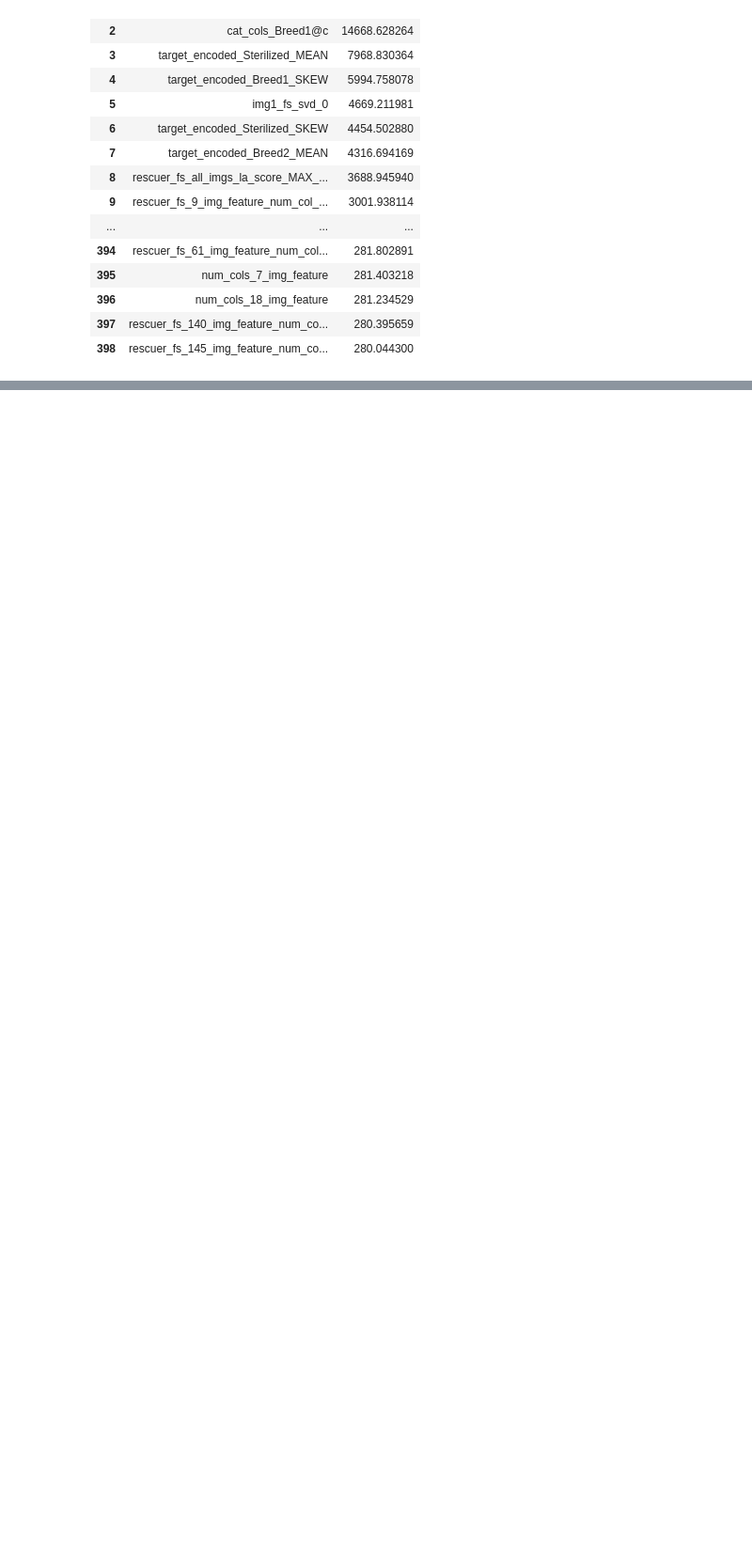
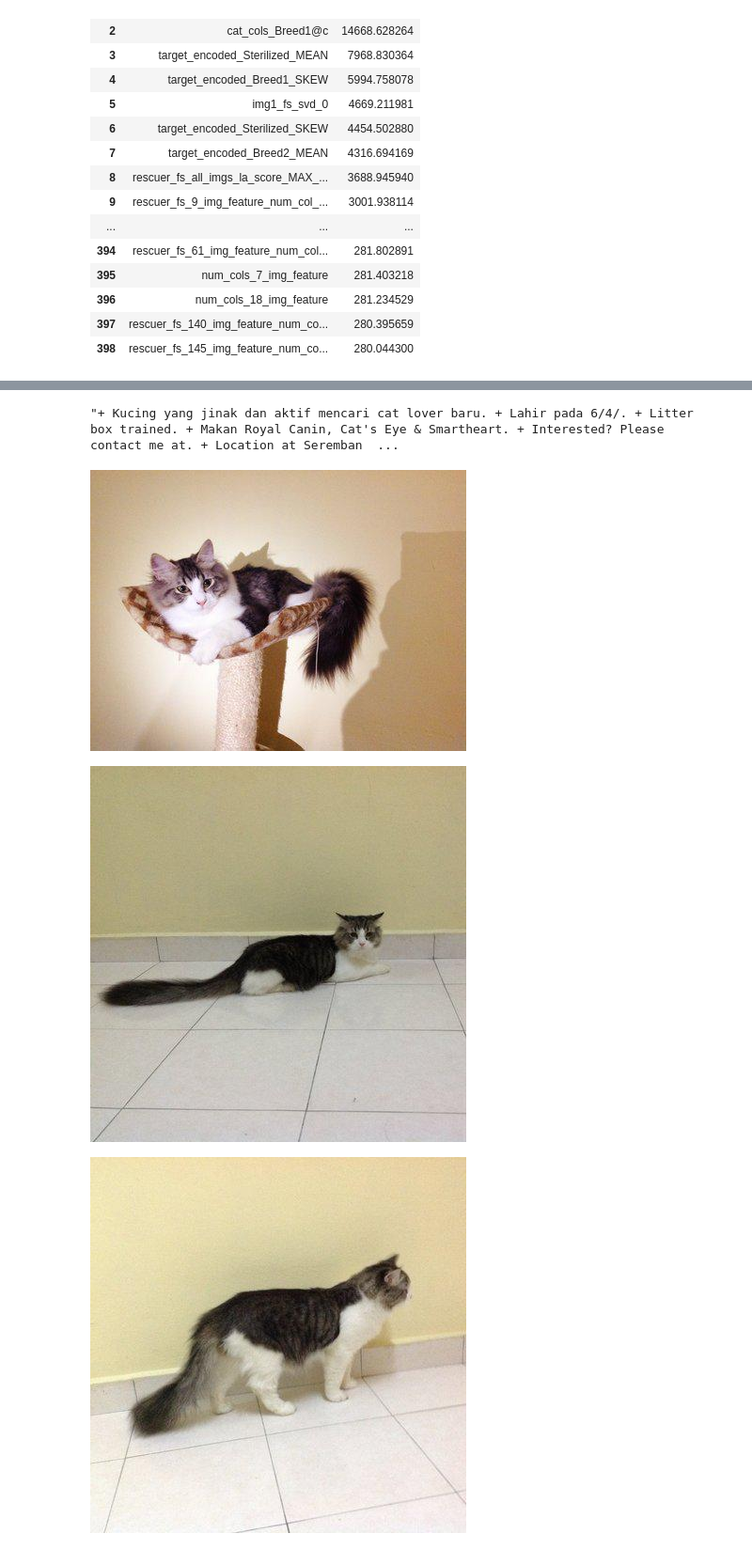
Before and after one commit to jakubwasikowski/kaggle-petfinder-adoption-prediction, a Jupyter notebook: src/YOLO NOTEBOOK.ipynb, the cells around one changed output, grey strips where cells are left out. Shown at 94% size. Cells and saved outputs as stored; diff of their text form; code cells hidden in the pictures; blank space fills up the shorter version.

```diff
--- a/src/YOLO NOTEBOOK.ipynb
+++ b/src/YOLO NOTEBOOK.ipynb
@@ -474,13 +530,16 @@ class LgbmPredictor(Predictor):
         self.params['seed'] = SEED
 
         self.model = None
-        self._cat_indices = get_categorical_indices(f_names)
+        self.f_names = f_names
+        self.cat_f_names = [f for f in f_names if f.endswith(CATEGORY_SUFFIX)]
 
     def fit(self, train_x, train_ids, train_y, valid_x, valid_ids, valid_y):
         print(train_x.shape)
         print(valid_x.shape)
-        d_train = lgb.Dataset(train_x, label=train_y, categorical_feature=self._cat_indices)
-        d_valid = lgb.Dataset(valid_x, label=valid_y, categorical_feature=self._cat_indices)
+        d_train = lgb.Dataset(
+            train_x, label=train_y, feature_name=self.f_names, categorical_feature=self.cat_f_names)
+        d_valid = lgb.Dataset(
+            valid_x, label=valid_y, feature_name=self.f_names, categorical_feature=self.cat_f_names)
 
         watch_list = [d_train, d_valid]
 
@@ -956,6 +1073,10 @@ def m(mapper_func, *, default, add_to=None):
 # %%
 train_x, train_y, train_ids = read_data(PF_HOME / 'train' / 'train.csv')
 test_x, test_y, test_ids = read_data(PF_HOME / 'test' / 'test.csv')
+
+label_encoder = LabelEncoder().fit(list(train_x.RescuerID) + list(test_x.RescuerID))
+train_x.RescuerID = label_encoder.transform(train_x.RescuerID)
+test_x.RescuerID = label_encoder.transform(test_x.RescuerID)
 
 train_rescue_ids = list(train_x['RescuerID'])
 splits = list(greedy_group_k_fold_stratified(train_x, train_y, groups=train_rescue_ids, k=FOLDS_NUM))
@@ -979,7 +1100,10 @@ color_labels_map = {row.ColorID: row.ColorName
 
 # get_breed_rating_map(PF_HOME / 'breed_rating.json')
 
-# breed_rating_map = {k: obj for d in breed_rating.values() for k, obj in d.items()}
+breed_rating_map = get_breed_rating_map(
+    breed_rating_path=PF_HOME/'breed_rating.json',
+    breed_labels_path=PF_HOME/'breed_labels.csv'
+)
 
 # display(len(breed_labels_map))
 
@@ -1349,7 +1419,7 @@ class ImgFeatures(sklearn.base.BaseEstimator, sklearn.base.TransformerMixin):
 
     def _compute_noisiness_estimate(self, img):
         return [
-            estimate_sigma(np.array(img.convert('L'))) if img is not None else DEFAULT
+            estimate_sigma(np.array(img.convert('L'))) if img is not None else DEFAULT,
         ]
 
     def fit(self, *_):
@@ -1375,9 +1445,9 @@ class ImgFeatures(sklearn.base.BaseEstimator, sklearn.base.TransformerMixin):
         return {get_pet_id(p): p for p in image_dir.iterdir() if get_image_idx(p) == img_no}
 # %%
 class RescuerFeatures(sklearn.base.BaseEstimator, sklearn.base.TransformerMixin):
-    def __init__(self, num_cols, cat_cols, rescued_id_col='RescuerID'):
-        self._num_cols = num_cols
-        self._cat_cols = cat_cols
+    def __init__(self, num_cols=None, cat_cols=None, rescued_id_col='RescuerID'):
+        self._num_cols = num_cols or []
+        self._cat_cols = cat_cols or []
         self._rescued_id_col = rescued_id_col
 
         self.columns = None
@@ -1407,6 +1477,9 @@ class RescuerFeatures(sklearn.base.BaseEstimator, sklearn.base.TransformerMixin)
         return self.columns
 
     def _extract_rescuer_features(self, df):
+        def match_cols(cols, patterns):
+            return [c for p in patterns for c in fnmatch.filter(cols, p)]
+
         def num_col_features(values):
             values = list(values)
             return dict(
@@ -1425,13 +1498,17 @@ class RescuerFeatures(sklearn.base.BaseEstimator, sklearn.base.TransformerMixin)
             return Counter(values)
 
         agg_operations = defaultdict(list)
-        for c in self._num_cols:
+        for c in match_cols(df.columns, self._num_cols):
             agg_operations[c].append(num_col_features)
-        for c in self._cat_cols:
+        for c in match_cols(df.columns, self._cat_cols):
             agg_operations[c].append(cat_col_features)
         agg_operations[self._rescued_id_col].append('size')
 
+        print(agg_operations)
+
         by_rescuer_id = df.groupby(self._rescued_id_col).agg(agg_operations)
+        print(by_rescuer_id)
+
         for outer_c, inner_c in by_rescuer_id.columns:
             if inner_c in {'num_col_features', 'cat_col_features'}:
                 by_rescuer_id = explode(by_rescuer_id, (outer_c, inner_c), DEFAULT)
@@ -1789,2 +2130,3 @@ display_lgbm_importance(results, f_names, 3000)
 # %%
-# show_random_example(results['pred_train_y'], actual_label=4, pred_label=2)
+show_random_example(results['pred_train_y'], actual_label=1, pred_label=4)
+# %% [output]
@@ -1790,0 +2151,4 @@ display_lgbm_importance(results, f_names, 3000)
+"+ Kucing yang jinak dan aktif mencari cat lover baru. + Lahir pada 6/4/. + Litter box trained. + Makan Royal Canin, Cat's Eye & Smartheart. + Interested? Please contact me at. + Location at Seremban  ...
+[figure, added]
+[figure, added]
+[figure, added]
```
Also changed, not shown: parts of 15 cells of this notebook.
